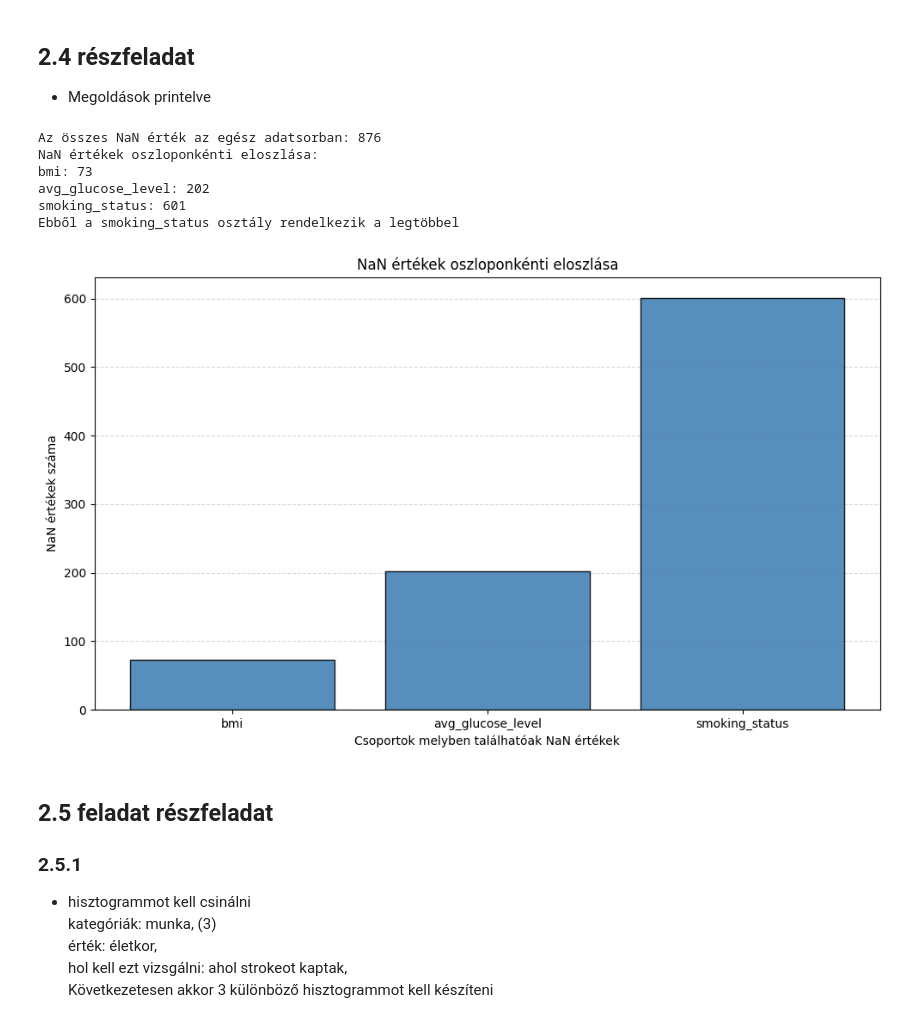
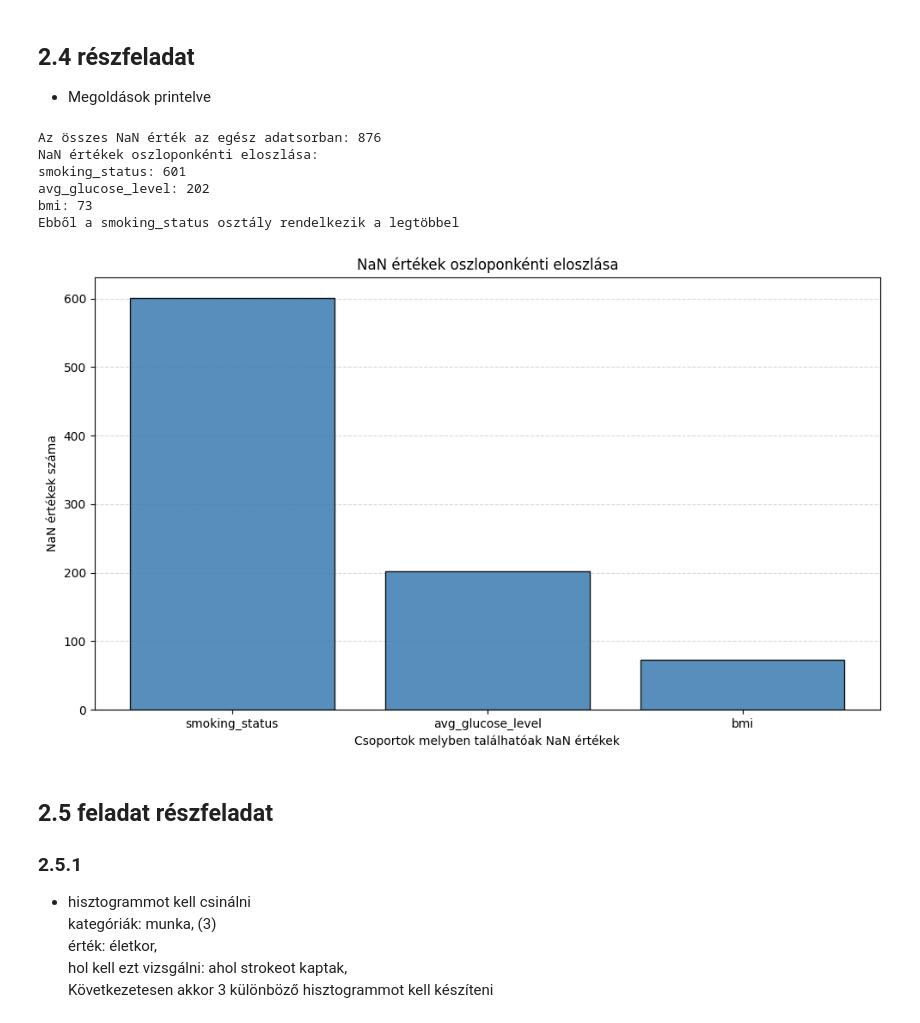
Before and after one commit to Mitosz01/PythonHazi, a Jupyter notebook: KissBeni_python_adat.ipynb, the cells around one changed output. Drawn from its saved outputs; the diff is of its cells as text; code cells hidden in the pictures.

```diff
--- a/KissBeni_python_adat.ipynb
+++ b/KissBeni_python_adat.ipynb
@@ -141,37 +141,37 @@ A konvertálás sikeres volt!
 # %%
 # NaN értékek egyes oszlopokban
 NAN_COUNTS = DF_SAMPLED.isna().sum()
 # NaN értékek összesítése az összes oszlopban
 print(f'Az összes NaN érték az egész adatsorban: {NAN_COUNTS.sum()}')
 # Minden egyes oszlop kiszórása, ahol nincs NaN érték
-NAN_COUNTS = NAN_COUNTS[NAN_COUNTS > 0].sort_values()
+NAN_COUNTS = NAN_COUNTS[NAN_COUNTS > 0].sort_values(ascending=False)
 
 
 print('NaN értékek oszloponkénti eloszlása:')
 for i in NAN_COUNTS.index:
     print(f'{i}: {NAN_COUNTS[i]}')
 print(f'Ebből a {NAN_COUNTS.idxmax()} osztály rendelkezik a legtöbbel')
 
 # Ábrázolás oszlopdiagram
 plt.figure(figsize=(10, 6))
 plt.bar(NAN_COUNTS.index, NAN_COUNTS.values,
         color='steelblue', edgecolor='black', zorder = 3, alpha=0.9)
 plt.ylabel('NaN értékek száma')
 plt.xlabel('Csoportok melyben találhatóak NaN értékek')
 plt.title('NaN értékek oszloponkénti eloszlása')
 plt.xticks(rotation=0)
 plt.grid(axis='y', linestyle='--', alpha=1)
 plt.tight_layout()
 plt.grid(axis='y', linestyle='--', alpha=0.5, zorder=0)   # grid legalul
 plt.show()
 # %% [output]
 Az összes NaN érték az egész adatsorban: 876
 NaN értékek oszloponkénti eloszlása:
+smoking_status: 601
+avg_glucose_level: 202
 bmi: 73
-avg_glucose_level: 202
-smoking_status: 601
 Ebből a smoking_status osztály rendelkezik a legtöbbel
-[figure, old version]
+[figure, new version]
 # %% [markdown]
 ## 2.5 feladat részfeladat
 
```
